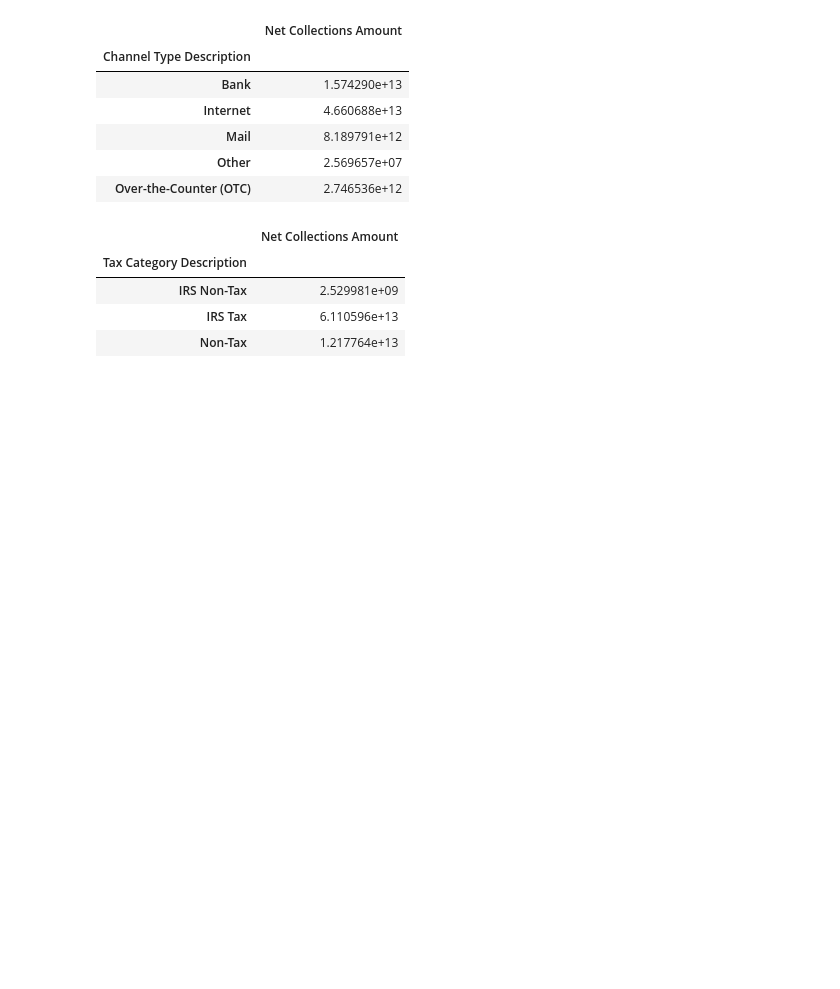
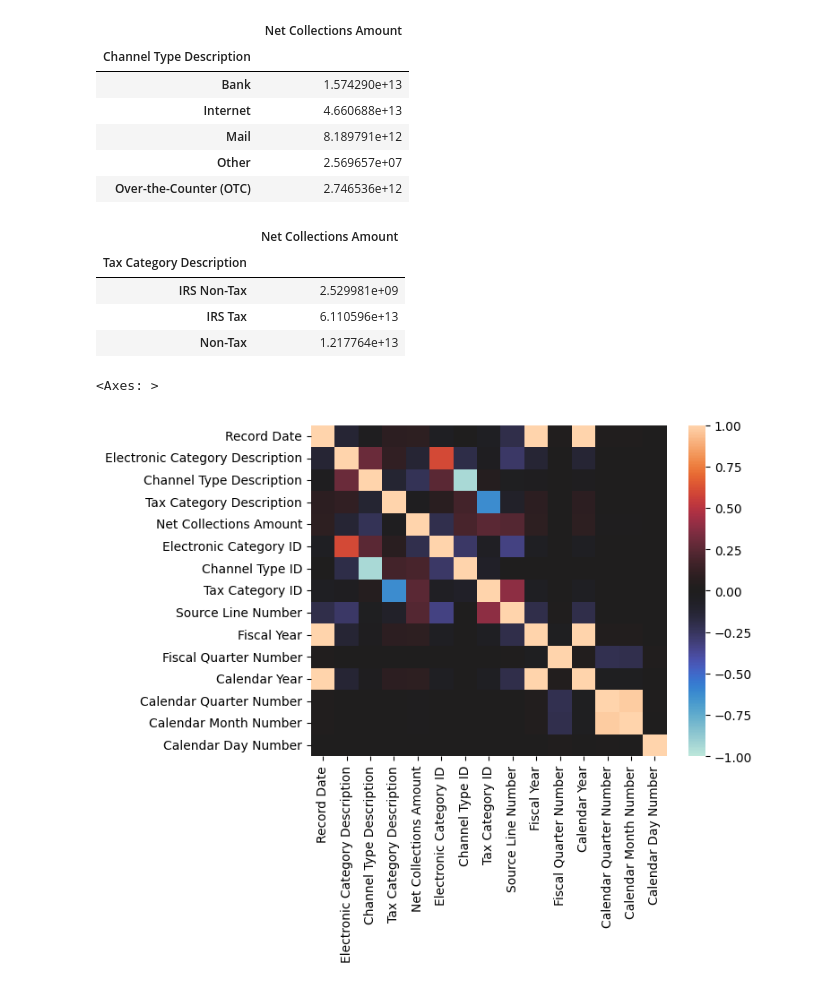
Before and after one commit to rayfin-ucsd/CSE151AGroupProject, a Jupyter notebook: data_exploration.ipynb, the cells around one changed output. Cells and saved outputs as stored; diff of their text form; code cells hidden in the pictures; blank space fills up the shorter version.

Commit message:
some graphs

```diff
--- a/data_exploration.ipynb
+++ b/data_exploration.ipynb
@@ -224,3 +225,15 @@ df.groupby('Tax Category Description').sum()[['Net Collections Amount']]
 | IRS Non-Tax | 2.529981e+09 |
 | IRS Tax | 6.110596e+13 |
 | Non-Tax | 1.217764e+13 |
+# %%
+from sklearn.preprocessing import OneHotEncoder, LabelEncoder
+
+categoricalCols = ['Tax Category Description', 'Channel Type Description', 'Electronic Category Description']
+
+
+labelConverted = df.apply(lambda x: LabelEncoder().fit_transform(df[x.name]) if (x.name in categoricalCols) else x)
+
+sns.heatmap(labelConverted.corr(), vmin=-1, vmax=1, center=0)
+# %% [output]
+<Axes: >
+[figure, added]
```
Also changed, not shown: parts of 12 cells of this notebook.
